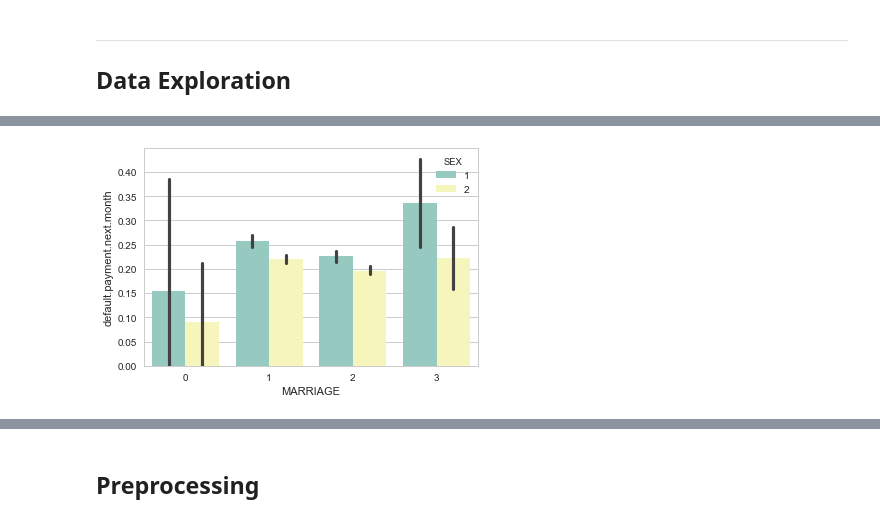
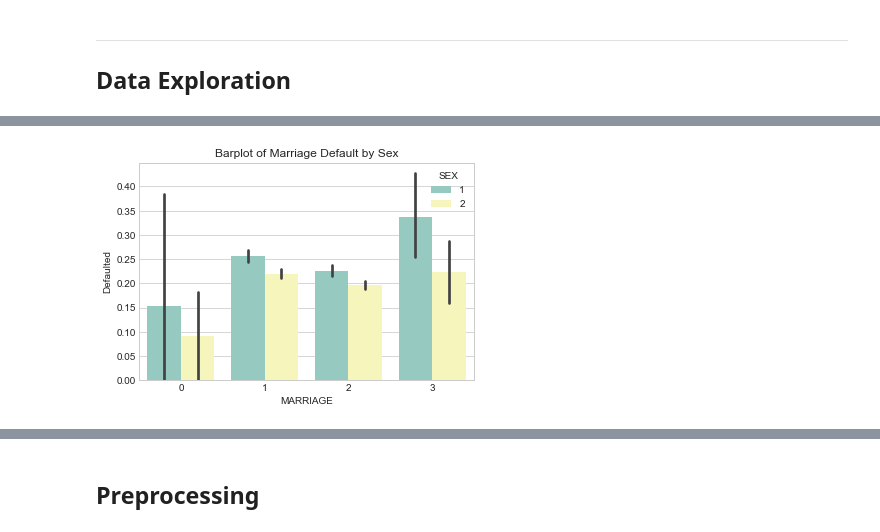
Before and after one commit to loca5609/ML-CreditCards, a Jupyter notebook: Project1.ipynb, the cells around one changed output, grey strips where cells are left out. Saved outputs shown, nothing was run; the diff lists cells and outputs as text; code cells hidden in the pictures.

```diff
--- a/Project1.ipynb
+++ b/Project1.ipynb
@@ -31,6 +31,3 @@ Index(['ID', 'LIMIT_BAL', 'SEX', 'EDUCATION', 'MARRIAGE', 'AGE', 'PAY_0',
 # %% [markdown]
 ***
 ## Data Exploration
-# %%
-sns.set(rc={'axes.facecolor':'#ffffff', 'figure.facecolor':'white'})
-sns.set_style("whitegrid");
@@ -54,4 +76,6 @@ plt.title("Violin Plot of Age range by Default");
 # %%
-violin = sns.barplot(x="MARRIAGE",y="default.payment.next.month", hue="SEX", data=dat, palette="Set3")
+sns.barplot(x="MARRIAGE",y="default.payment.next.month", hue="SEX", data=dat, palette="Set3")
+plt.title("Barplot of Marriage Default by Sex")
+plt.ylabel("Defaulted");
 # %% [output]
-[figure, old version]
+[figure, new version]
```
Also changed, not shown: parts of 23 cells of this notebook.
